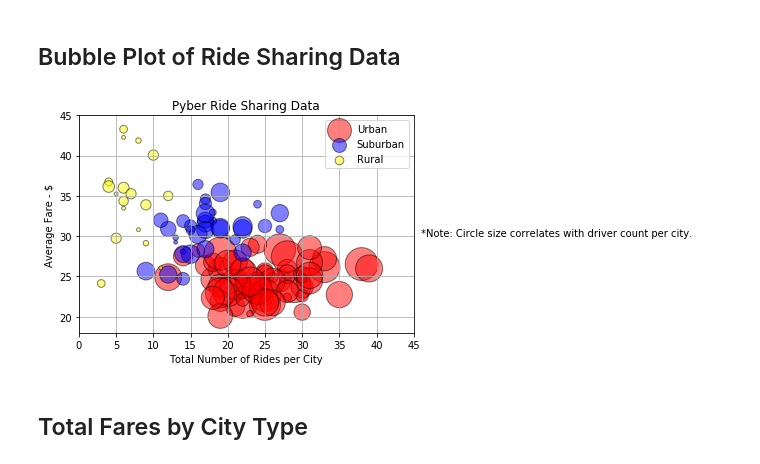
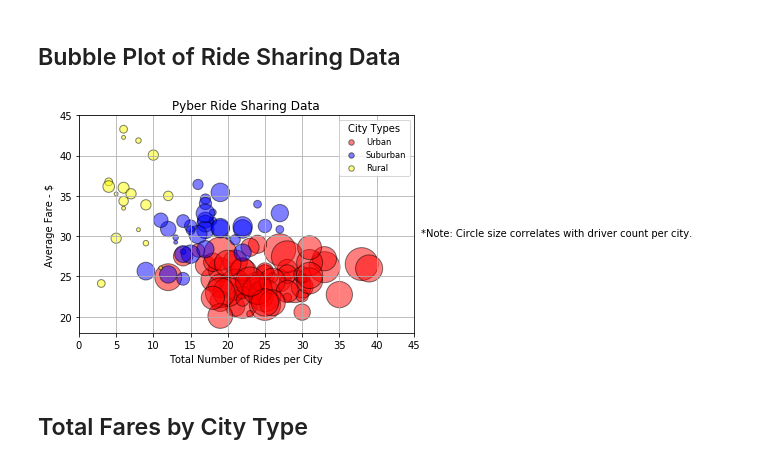
Before and after one commit to sohlbert/Pyber.Rideshare.Analysis, a Jupyter notebook: Pyber Homework/pyber_homework.ipynb, the cells around one changed output. Cells and saved outputs as stored; diff of their text form; code cells hidden in the pictures.

Commit message:
Add files via upload
Updated legend for scatter.  Now it's uniform.

```diff
--- a/Pyber Homework/pyber_homework.ipynb
+++ b/Pyber Homework/pyber_homework.ipynb
@@ -86,34 +86,39 @@ rural_driver = rural_driver_count['driver_count']
 rural_ridercount = rural_df.groupby(['city']).count()['ride_id']
 rural_avg_fare = rural_df.groupby(['city']).mean()['fare']
 
 #Build the scatter plots for each city types
 urban_scatter = plt.scatter(urban_ridercount, urban_avg_fare, marker="o", facecolors="red", edgecolors="black", s=urban_driver*15, alpha=.5, label="Urban")
 sub_urban_scatter = plt.scatter(sub_urban_ridercount, sub_urban_avg_fare, marker="o", facecolors="Blue", edgecolors="black", s=sub_urban_driver*15, alpha=.5, label="Suburban")
 rural_scatter = plt.scatter(rural_ridercount, rural_avg_fare, marker="o", facecolors="yellow", edgecolors="black", s=rural_driver*15, alpha=.5, label="Rural")
 
 #Incorporate the other graph properties
 plt.title("Pyber Ride Sharing Data")
 plt.ylabel("Average Fare - $")
 plt.xlabel("Total Number of Rides per City")
 plt.grid(True)
 
 # Create a legend and title
 plt.legend(handles=[urban_scatter, sub_urban_scatter,rural_scatter], loc="best")
+lgnd = plt.legend(fontsize="small", mode="Expanded",
+                 numpoints=1, scatterpoints=1, loc= "upper right",title="City Types")
 
+lgnd.legendHandles[0]._sizes = [30]
+lgnd.legendHandles[1]._sizes = [30]
+lgnd.legendHandles[2]._sizes = [30]
 # Incorporate a text label regarding circle size
 
 #Establish Lims
 plt.xlim(0,45)
 plt.ylim(18,45)
 plt.text(46, 30,"*Note: Circle size correlates with driver count per city.")
 
 # Save Figure
 plt.savefig("PyberHomeworkScatter.png")
 
 #Show plot
 plt.show()
 # %% [output]
-[figure, old version]
+[figure, new version]
 # %% [markdown]
 ## Total Fares by City Type
 # %%
```
Also changed, not shown: 1 other file.
